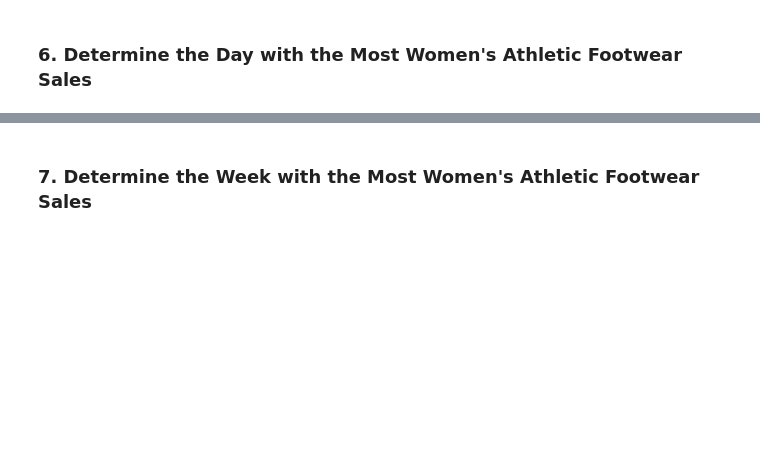
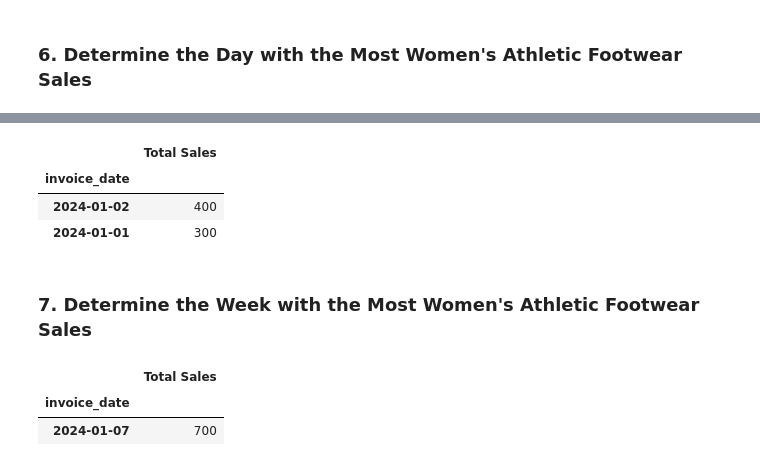
Before and after one commit to Armand57araujo/athletic_sales_analysis, a Jupyter notebook: athletic_sales_analysis.ipynb, the cells around one changed output, grey strips where cells are left out. Cells and saved outputs as stored; diff of their text form; code cells hidden in the pictures; blank space fills up the shorter version.

```diff
--- a/athletic_sales_analysis.ipynb
+++ b/athletic_sales_analysis.ipynb
@@ -371,2 +472,35 @@ products_sold.head(5)
+# %%
+# Resample the pivot table into daily bins, and get the total sales for each day.
+
+
+# Sort the resampled pivot table in descending order on "Total Sales".
+
+sales_data = pd.DataFrame({
+    'invoice_date': pd.to_datetime(['2024-01-01', '2024-01-01', '2024-01-02', '2024-01-02']),
+    'total_sales': [100, 200, 150, 250]
+})
+
+# Create a pivot table with 'invoice_date' as the index and 'total_sales' as the values
+pivot_table_sales = sales_data.pivot_table(
+    index='invoice_date',
+    values='total_sales',
+    aggfunc='sum'
+)
+
+# Optional: Rename the 'total_sales' column to 'Total Sales'
+pivot_table_sales.rename(columns={'total_sales': 'Total Sales'}, inplace=True)
+
+# Resample the pivot table into daily bins and sum the sales for each day
+daily_sales = pivot_table_sales.resample('D').sum()
+
+# Sort the resampled pivot table in descending order on 'Total Sales'
+daily_sales_sorted = daily_sales.sort_values(by='Total Sales', ascending=False)
+
+daily_sales_sorted.head()
+# %% [output]
+|  | Total Sales |
+| invoice_date |  |
+| 2024-01-02 | 400 |
+| 2024-01-01 | 300 |
 # %% [markdown]
 ### 7.  Determine the Week with the Most Women's Athletic Footwear Sales
@@ -377,0 +507,33 @@ products_sold.head(5)
+# %%
+# Resample the pivot table into weekly bins, and get the total sales for each week.
+
+
+# Sort the resampled pivot table in descending order on "Total Sales".
+
+sales_data = pd.DataFrame({
+    'invoice_date': pd.to_datetime(['2024-01-01', '2024-01-01', '2024-01-02', '2024-01-02']),
+    'total_sales': [100, 200, 150, 250]
+})
+
+# Create a pivot table with 'invoice_date' as the index and 'total_sales' as the values
+pivot_table_sales = sales_data.pivot_table(
+    index='invoice_date',
+    values='total_sales',
+    aggfunc='sum'
+)
+
+# Optional: Rename the 'total_sales' column to 'Total Sales'
+pivot_table_sales.rename(columns={'total_sales': 'Total Sales'}, inplace=True)
+
+# Resample the pivot table into weekly bins and sum the sales for each week
+weekly_sales = pivot_table_sales.resample('W').sum()
+
+# Sort the resampled pivot table in descending order on 'Total Sales'
+weekly_sales_sorted = weekly_sales.sort_values(by='Total Sales', ascending=False)
+
+# Show the sorted weekly sales
+weekly_sales_sorted.head()
+# %% [output]
+|  | Total Sales |
+| invoice_date |  |
+| 2024-01-07 | 700 |
```
Also changed, not shown: parts of 9 cells of this notebook.
